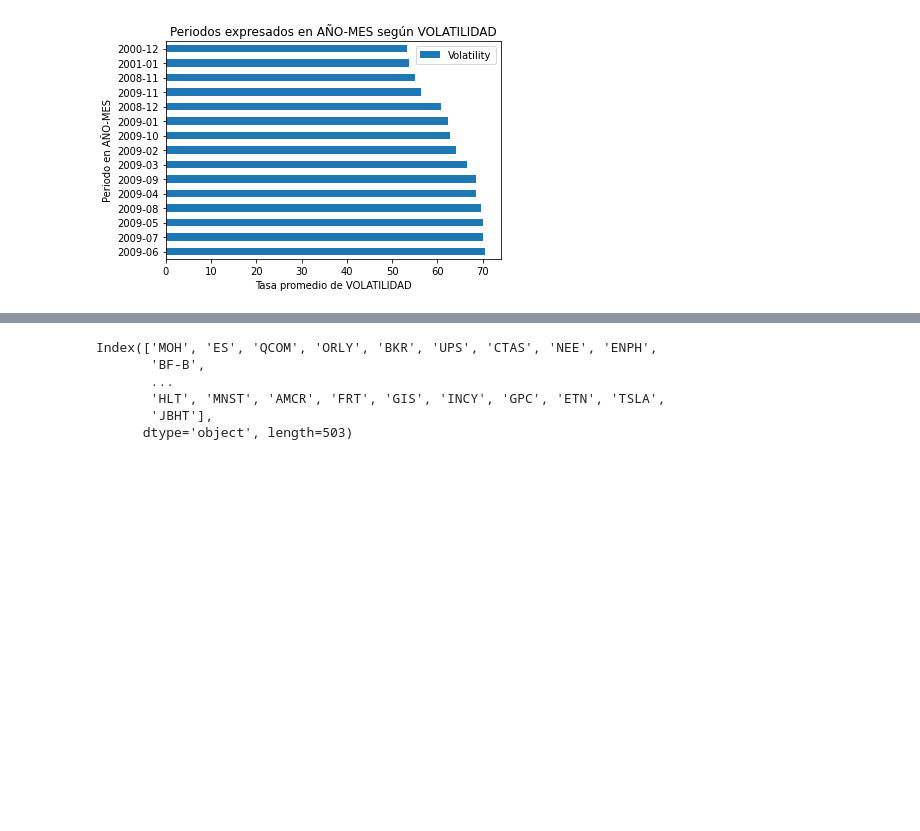
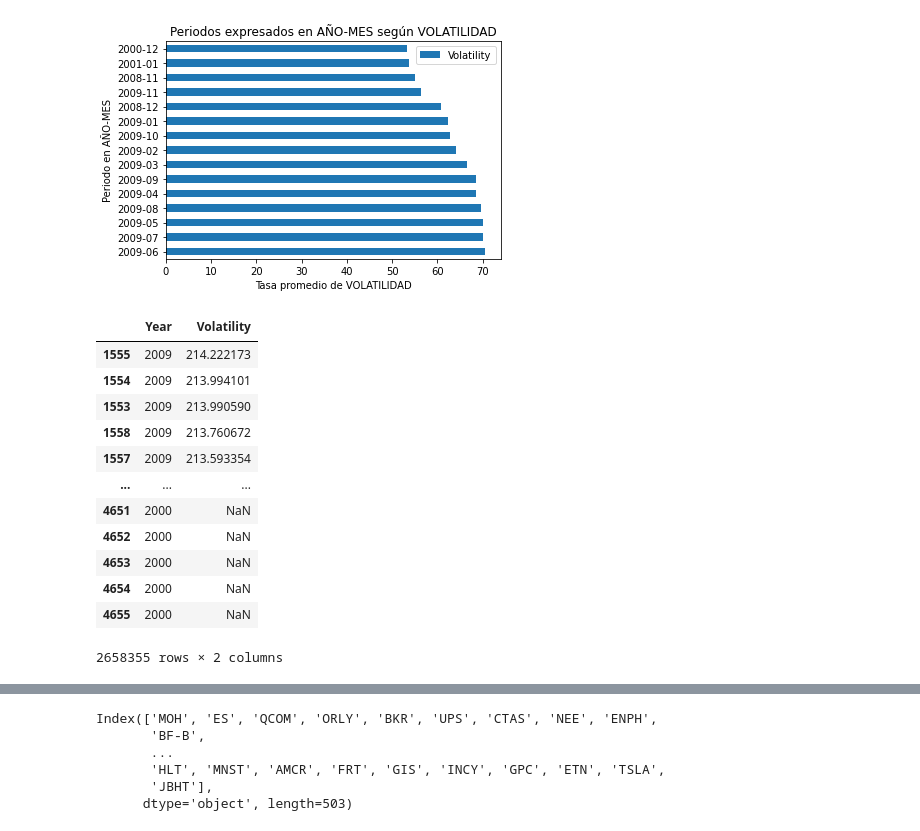
Before and after one commit to lugeminai/DS-PI-ProyectoIndividual, a Jupyter notebook: ds_pi_financiero/analisisf_financiero.ipynb, the cells around one changed output, grey strips where cells are left out. Drawn from its saved outputs; the diff is of its cells as text; code cells hidden in the pictures; blank space fills up the shorter version.

```diff
--- a/ds_pi_financiero/analisisf_financiero.ipynb
+++ b/ds_pi_financiero/analisisf_financiero.ipynb
@@ -515,3 +530,22 @@ plt.show()
 df_data.columns
 tickers=df_data.columns.get_level_values(0)
 tickers=tickers.unique()
+# %%
+df_volatibilidades_por_anio=pd.DataFrame
+df_volatibilidades_por_anio= df_global[['Year','Volatility']]
+df_volatibilidades_por_anio = df_volatibilidades_por_anio.sort_values('Volatility',ascending=False)
+df_volatibilidades_por_anio
+# %% [output]
+|  | Year | Volatility |
+| 1555 | 2009 | 214.222173 |
+| 1554 | 2009 | 213.994101 |
+| 1553 | 2009 | 213.990590 |
+| 1558 | 2009 | 213.760672 |
+| 1557 | 2009 | 213.593354 |
+| ... | ... | ... |
+| 4651 | 2000 | NaN |
+| 4652 | 2000 | NaN |
+| 4653 | 2000 | NaN |
+| 4654 | 2000 | NaN |
+| 4655 | 2000 | NaN |
+2658355 rows × 2 columns
```
Also changed, not shown: parts of 17 cells of this notebook.
